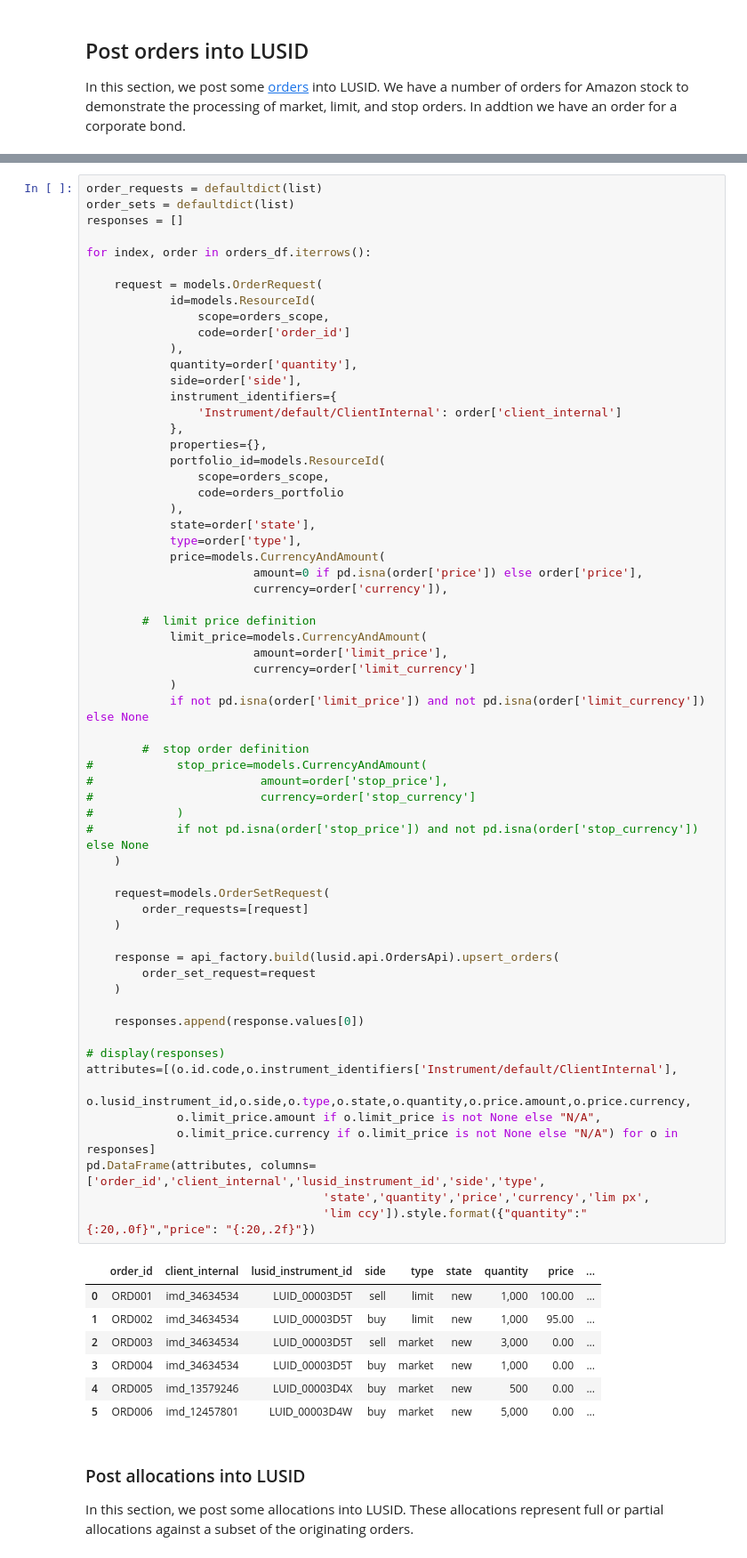
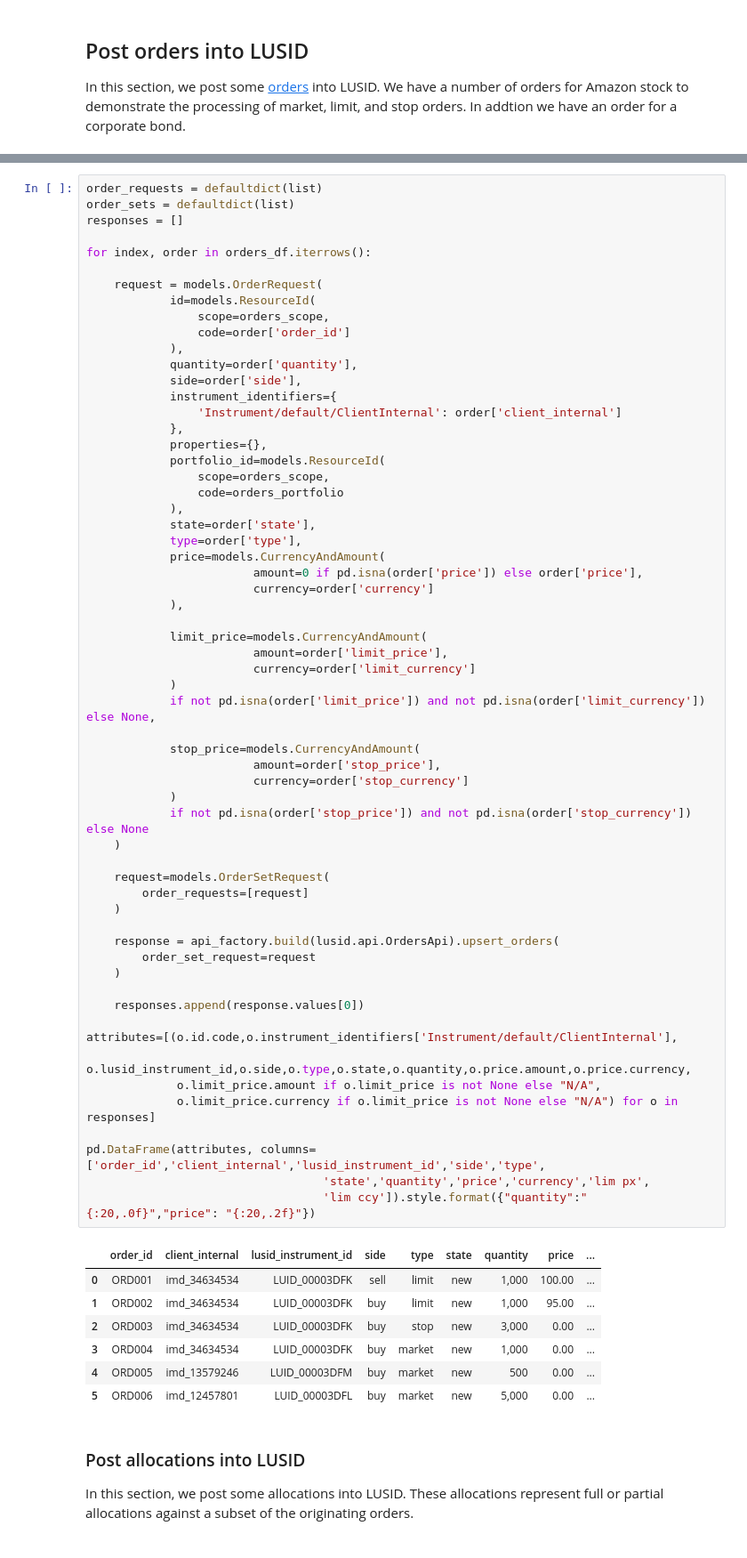
Before and after one commit to finbourne/sample-notebooks, a Jupyter notebook: examples/use-cases/orders-management/Incorporating live orders into your holdings view.ipynb, the cells around one changed output, grey strips where cells are left out. Shown: that part at 89% size. Saved outputs shown, nothing was run; the diff lists cells and outputs as text.

```diff
--- a/examples/use-cases/orders-management/Incorporating live orders into your holdings view.ipynb
+++ b/examples/use-cases/orders-management/Incorporating live orders into your holdings view.ipynb
@@ -396,49 +315,48 @@ for index, order in orders_df.iterrows():
             type=order['type'],
             price=models.CurrencyAndAmount(
                         amount=0 if pd.isna(order['price']) else order['price'],
-                        currency=order['currency']),
+                        currency=order['currency']
+            ),
 
-        #  limit price definition
             limit_price=models.CurrencyAndAmount(
                         amount=order['limit_price'],
                         currency=order['limit_currency']
             )
-            if not pd.isna(order['limit_price']) and not pd.isna(order['limit_currency']) else None
+            if not pd.isna(order['limit_price']) and not pd.isna(order['limit_currency']) else None,
 
-        #  stop order definition
-#            stop_price=models.CurrencyAndAmount(
-#                        amount=order['stop_price'],
-#                        currency=order['stop_currency']
-#            )
-#            if not pd.isna(order['stop_price']) and not pd.isna(order['stop_currency']) else None
+            stop_price=models.CurrencyAndAmount(
+                        amount=order['stop_price'],
+                        currency=order['stop_currency']
+            )
+            if not pd.isna(order['stop_price']) and not pd.isna(order['stop_currency']) else None
     )
 
     request=models.OrderSetRequest(
         order_requests=[request]
     )
 
     response = api_factory.build(lusid.api.OrdersApi).upsert_orders(
         order_set_request=request
     )
 
     responses.append(response.values[0])
 
-# display(responses)
 attributes=[(o.id.code,o.instrument_identifiers['Instrument/default/ClientInternal'],
              o.lusid_instrument_id,o.side,o.type,o.state,o.quantity,o.price.amount,o.price.currency,
              o.limit_price.amount if o.limit_price is not None else "N/A",
              o.limit_price.currency if o.limit_price is not None else "N/A") for o in responses]
+
 pd.DataFrame(attributes, columns=['order_id','client_internal','lusid_instrument_id','side','type',
                                   'state','quantity','price','currency','lim px',
                                   'lim ccy']).style.format({"quantity":"{:20,.0f}","price": "{:20,.2f}"})
 # %% [output]
 |  | order_id | client_internal | lusid_instrument_id | side | type | state | quantity | price | ... |
-| 0 | ORD001 | imd_34634534 | LUID_00003D5T | sell | limit | new | 1,000 | 100.00 | ... |
-| 1 | ORD002 | imd_34634534 | LUID_00003D5T | buy | limit | new | 1,000 | 95.00 | ... |
-| 2 | ORD003 | imd_34634534 | LUID_00003D5T | sell | market | new | 3,000 | 0.00 | ... |
-| 3 | ORD004 | imd_34634534 | LUID_00003D5T | buy | market | new | 1,000 | 0.00 | ... |
-| 4 | ORD005 | imd_13579246 | LUID_00003D4X | buy | market | new | 500 | 0.00 | ... |
-| 5 | ORD006 | imd_12457801 | LUID_00003D4W | buy | market | new | 5,000 | 0.00 | ... |
+| 0 | ORD001 | imd_34634534 | LUID_00003DFK | sell | limit | new | 1,000 | 100.00 | ... |
+| 1 | ORD002 | imd_34634534 | LUID_00003DFK | buy | limit | new | 1,000 | 95.00 | ... |
+| 2 | ORD003 | imd_34634534 | LUID_00003DFK | buy | stop | new | 3,000 | 0.00 | ... |
+| 3 | ORD004 | imd_34634534 | LUID_00003DFK | buy | market | new | 1,000 | 0.00 | ... |
+| 4 | ORD005 | imd_13579246 | LUID_00003DFM | buy | market | new | 500 | 0.00 | ... |
+| 5 | ORD006 | imd_12457801 | LUID_00003DFL | buy | market | new | 5,000 | 0.00 | ... |
 # %% [markdown]
 ### Post allocations into LUSID
 In this section, we post some allocations into LUSID. These allocations represent full or partial allocations against a subset of the originating orders.
```
Also changed, not shown: parts of 19 cells of this notebook, 4 other files.
